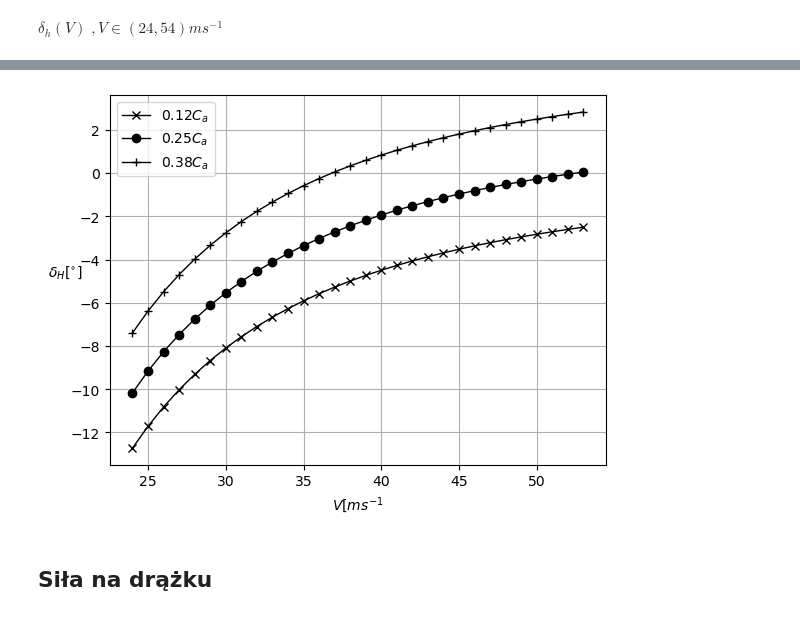
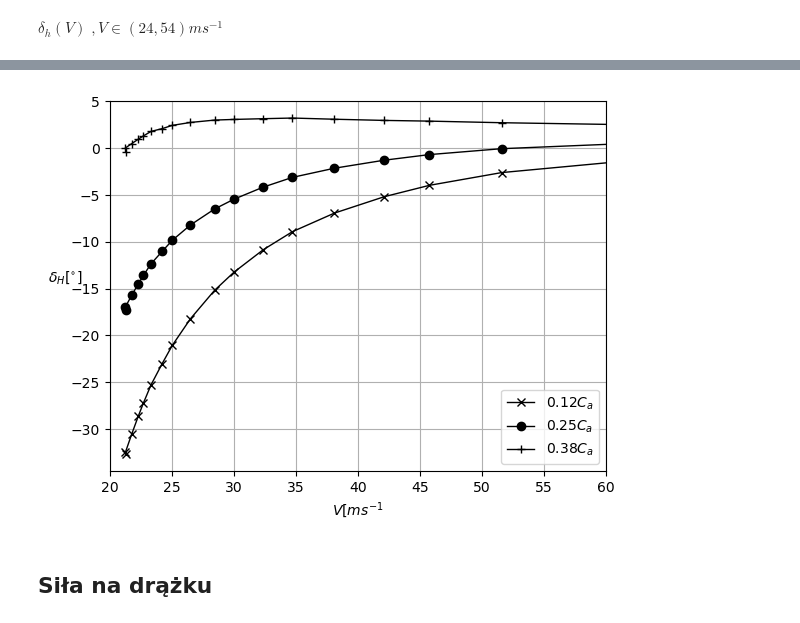
Before and after one commit to mahromir/FLIGHT_MECHANICS, a Jupyter notebook: proj9/src/bipol_proj9.ipynb, the cells around one changed output, grey strips where cells are left out. Cells and saved outputs as stored; diff of their text form; code cells hidden in the pictures.

```diff
--- a/proj9/src/bipol_proj9.ipynb
+++ b/proj9/src/bipol_proj9.ipynb
@@ -66,8 +126,20 @@ xc = []
 # %%
+# dla jednego ustawienia trymera
+list_delta_h = [i for i in range(3)]
+list_delta_kh = [i for i in range(3)]
+
 
 for delta, kappa, cmbu in zip(deltas, kappas, cmbus):
     # print(get_prop(cmbu), get_prop(kappa))
+
     for i, row in df8.iterrows():
         # get_prop(cmbu), get_prop(kappa), get_prop(azh)
         # print(delta, kappa, azh, cmbu)
-        df8.at[i, delta] = delta_h(get_prop(cmbu), get_prop(kappa),  df8.at[i, "cz"])
+
+        df8.at[i, delta] = delta_h(df8.at[i,cmbu], get_prop(kappa),  df8.at[i, "cz"])
+
+i = 0
+for delta, kappa, cmbu in zip(deltas, kappas, cmbus):
+    list_delta_h[i] = delta_h(get_prop(cmbu), get_prop(kappa),  get_cz(54))
+    list_delta_kh[i] = get_delta_kh(get_prop("azh_2"), list_delta_h[i])
+    i+=1
@@ -97,18 +182,25 @@ import numpy as np
 # velocity range
 vel_range = np.arange(24, 54, 1)
 # cz range depending on velocity
-cz_vel = [get_cz(v) for v in vel_range]
+# cz_vel = [get_cz(v) for v in vel_range]
 
-# delta_h values
-delta_h_v = pd.DataFrame()
-delta_h_v["vel"] = vel_range
-delta_h_v["cz"] = cz_vel
+
+
+df8["v"] = get_v(df8['cz'])
+delta_h_v = df8[['v', 'cz']]
+
+
+
+# # delta_h values
+# delta_h_v = pd.DataFrame()
+# delta_h_v["vel"] = vel_range
+# delta_h_v["cz"] = cz_vel
 # delta_h_v[""]
 # %%
 
 for delta, kappa, cmbu in zip(deltas, kappas, cmbus):
     # print(get_prop(cmbu), get_prop(kappa))
-    for i, cz_val in enumerate(cz_vel):
+    for i, row in delta_h_v.iterrows():
         # get_prop(cmbu), get_prop(kappa), get_prop(azh)
         # print(delta, kappa, azh, cmbu)
-        delta_h_v.at[i, delta] = delta_h(get_prop(cmbu), get_prop(kappa),  cz_val)
+        delta_h_v.at[i, delta] = delta_h(df8.at[i,cmbu], get_prop(kappa), df8.at[i, "cz"])
@@ -115,22 +223,22 @@ for delta, kappa, cmbu in zip(deltas, kappas, cmbus):
 # %%
 import matplotlib.pyplot as plt
 
 fig,ax = plt.subplots()
 
-ax.plot(delta_h_v["vel"], delta_h_v["delta_h1"]*180/3.14, label = "$0.12 C_a$",color = "black", marker = "x", linewidth = 1)
-ax.plot(delta_h_v["vel"], delta_h_v["delta_h2"]*180/3.14, label = "$0.25 C_a$",color = "black", marker = "o", linewidth = 1)
-ax.plot(delta_h_v["vel"], delta_h_v["delta_h3"]*180/3.14, label = "$0.38 C_a$",color = "black", marker = "+", linewidth = 1)
+ax.plot(delta_h_v["v"], delta_h_v["delta_h1"]*180/3.14, label = "$0.12 C_a$",color = "black", marker = "x", linewidth = 1)
+ax.plot(delta_h_v["v"], delta_h_v["delta_h2"]*180/3.14, label = "$0.25 C_a$",color = "black", marker = "o", linewidth = 1)
+ax.plot(delta_h_v["v"], delta_h_v["delta_h3"]*180/3.14, label = "$0.38 C_a$",color = "black", marker = "+", linewidth = 1)
 
 # ax.set_title()
 ax.set_xlabel("$V[ms^{-1}$")
 ax.set_ylabel("$\\delta_H [^{\\circ}]$", rotation = 0)
 ax.grid(True)
 ax.legend()
-# ax.set_xlim([0, 1.6])
+ax.set_xlim([20, 60])
 
 plt.savefig("../latex_raport/imgs/delta_h_v.jpg", dpi = 200)
 # %% [output]
-[figure, old version]
+[figure, new version]
 # %%
 # f = open("../output/delta_h_v_table.txt", "w")
 # delta_h_v_deg = delta_h_v
```
Also changed, not shown: parts of 10 cells of this notebook, 2 other files.
